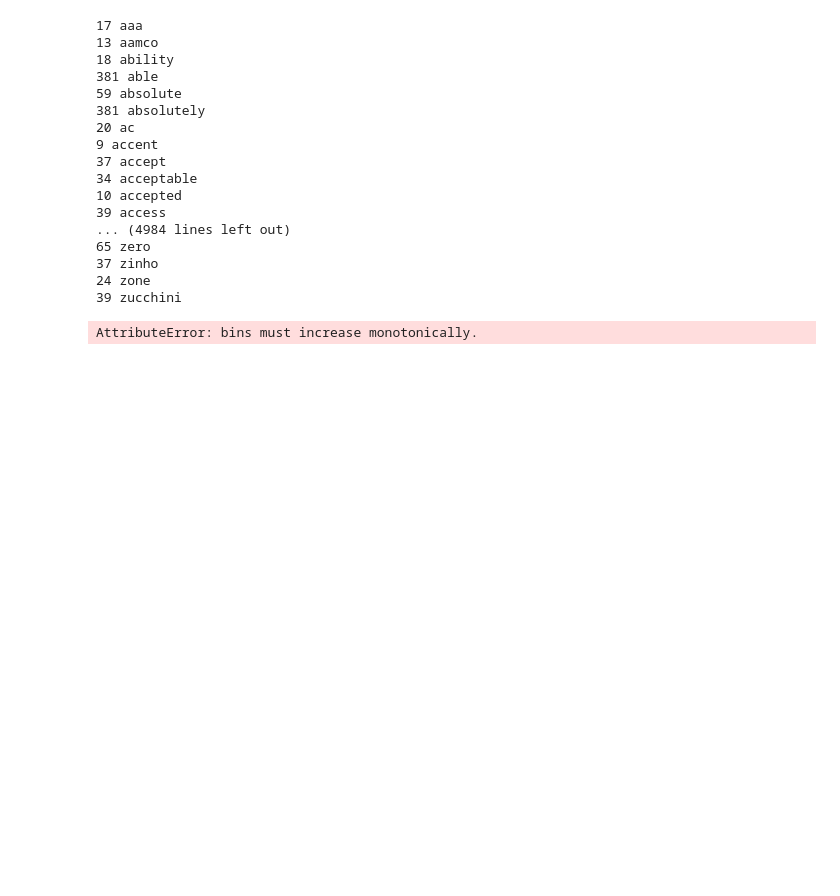
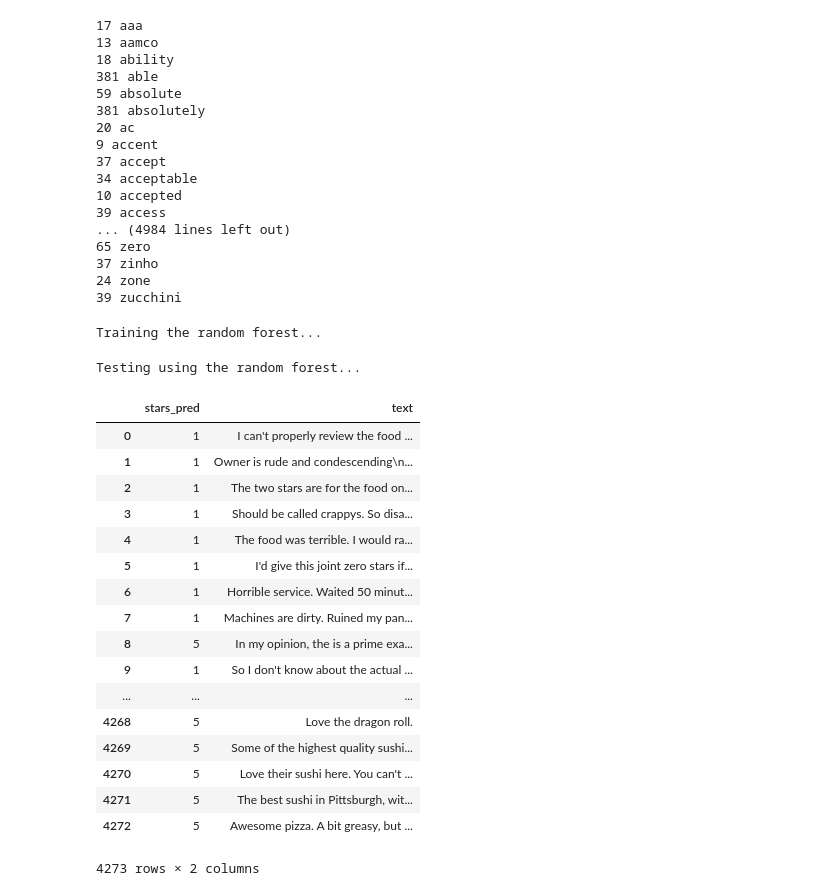
Before and after one commit to jacobmink/Thinkful, a Jupyter notebook: Capstone.ipynb, the cells around one changed output. Drawn from its saved outputs; the diff is of its cells as text; code cells hidden in the pictures; blank space fills up the shorter version.

Commit message:
Created forest

```diff
--- a/Capstone.ipynb
+++ b/Capstone.ipynb
@@ -278,3 +336,10 @@ Review 6000 of 8429
 Review 7000 of 8429
 
 Review 8000 of 8429
+# %%
+print "Cleaning and parsing the testing set Yelp reviews...\n"
+clean_test_reviews = []
+for i in xrange(0, num_test_reviews):
+    if (i+1)%1000 == 0:
+        print "Review %d of %d\n" % (i+1,num_test_reviews)
+    clean_test_reviews.append(review_to_words(df_testing['text'][i]))
@@ -307,3 +402,6 @@ vectorizer = CountVectorizer(analyzer='word',
 
 train_data_features = vectorizer.fit_transform(clean_train_reviews)
 train_data_features = train_data_features.toarray()
+# %%
+test_data_features = vectorizer.transform(clean_test_reviews)
+test_data_features = test_data_features.toarray()
@@ -354,7 +456,37 @@ for tag, count in zip(vocab, dist):
 37 zinho
 24 zone
 39 zucchini
-# %%
-plt.hist(vocab,dist)
-# %% [output]
-AttributeError: bins must increase monotonically.
+# %%
+print 'Training the random forest...'
+
+forest = RandomForestClassifier(n_estimators=100)
+forest = forest.fit(train_data_features, df['stars'])
+# %% [output]
+Training the random forest...
+# %%
+print 'Testing using the random forest...'
+result = forest.predict(test_data_features)
+output = pd.DataFrame(data={'text':df_testing['text'],'stars_pred':result})
+# %% [output]
+Testing using the random forest...
+# %%
+output
+# %% [output]
+|  | stars_pred | text |
+| 0 | 1 | I can't properly review the food ... |
+| 1 | 1 | Owner is rude and condescending\n... |
+| 2 | 1 | The two stars are for the food on... |
+| 3 | 1 | Should be called crappys. So disa... |
+| 4 | 1 | The food was terrible. I would ra... |
+| 5 | 1 | I'd give this joint zero stars if... |
+| 6 | 1 | Horrible service. Waited 50 minut... |
+| 7 | 1 | Machines are dirty. Ruined my pan... |
+| 8 | 5 | In my opinion, the is a prime exa... |
+| 9 | 1 | So I don't know about the actual ... |
+| ... | ... | ... |
+| 4268 | 5 | Love the dragon roll. |
+| 4269 | 5 | Some of the highest quality sushi... |
+| 4270 | 5 | Love their sushi here. You can't ... |
+| 4271 | 5 | The best sushi in Pittsburgh, wit... |
+| 4272 | 5 | Awesome pizza. A bit greasy, but ... |
+4273 rows × 2 columns
```
Also changed, not shown: parts of 31 cells of this notebook.
